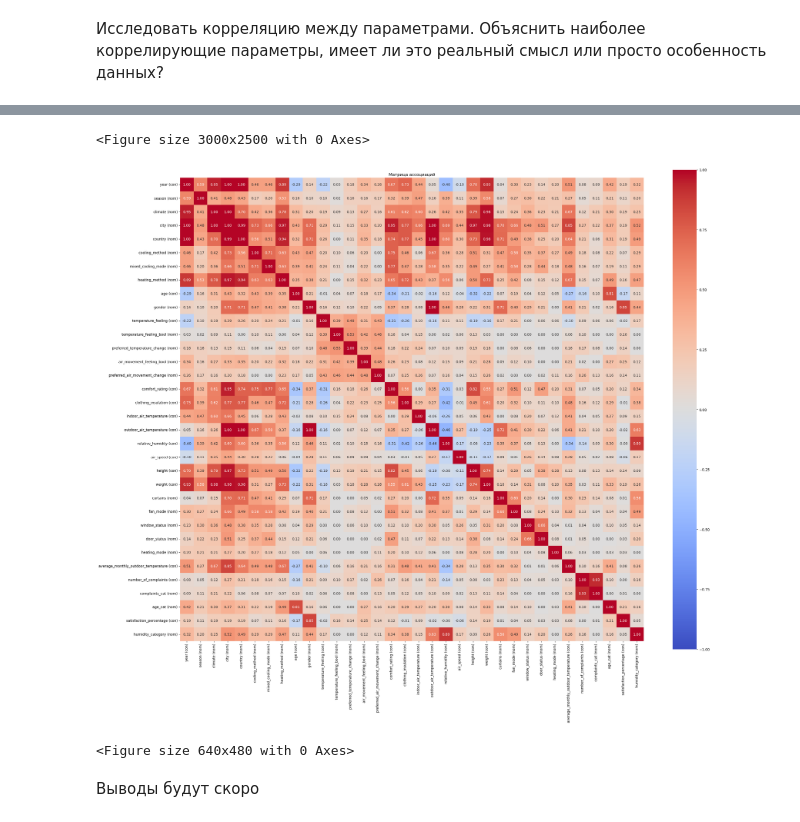
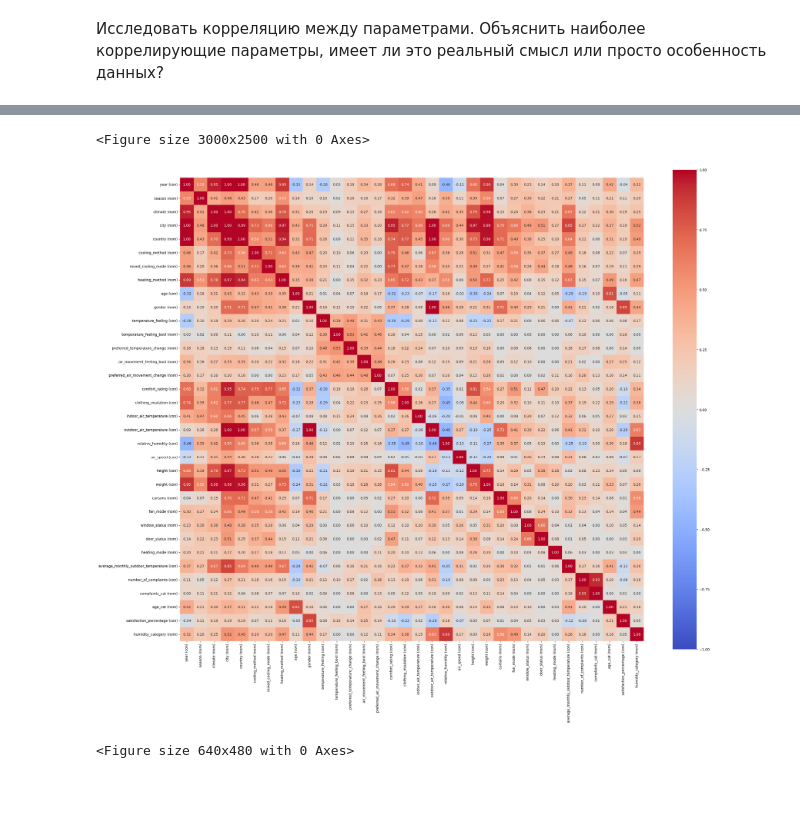
Before and after one commit to VladSunny/YLDA-Climate, a Jupyter notebook: Vlad/CalculationsResearch.ipynb, the cells around one changed output, grey strips where cells are left out. Cells and saved outputs as stored; diff of their text form; code cells hidden in the pictures; blank space fills up the shorter version.

```diff
--- a/Vlad/CalculationsResearch.ipynb
+++ b/Vlad/CalculationsResearch.ipynb
@@ -438,23 +386,23 @@ cat_cols
 # %%
 plt.figure(figsize=(30, 25))
 assoc_plot = associations(
     df,
     nominal_columns=cat_cols,
     mark_columns=True,
+    num_num_assoc='spearman',
+    nom_nom_assoc='cramer',
+    nom_num_assoc='correlation_ratio',
     figsize=(30, 25),
     annot=True,
     fmt=".2f",
     cmap='coolwarm',
-    cbar=True,
-    title="Матрица ассоциаций"
+    cbar=True
 )
 
 plt.tight_layout()
 
 plt.show()
 # %% [output]
 <Figure size 3000x2500 with 0 Axes>
-[figure, old version]
+[figure, new version]
 <Figure size 640x480 with 0 Axes>
-# %% [markdown]
-Выводы будут скоро
```
Also changed, not shown: parts of 10 cells of this notebook, 1 other file.
